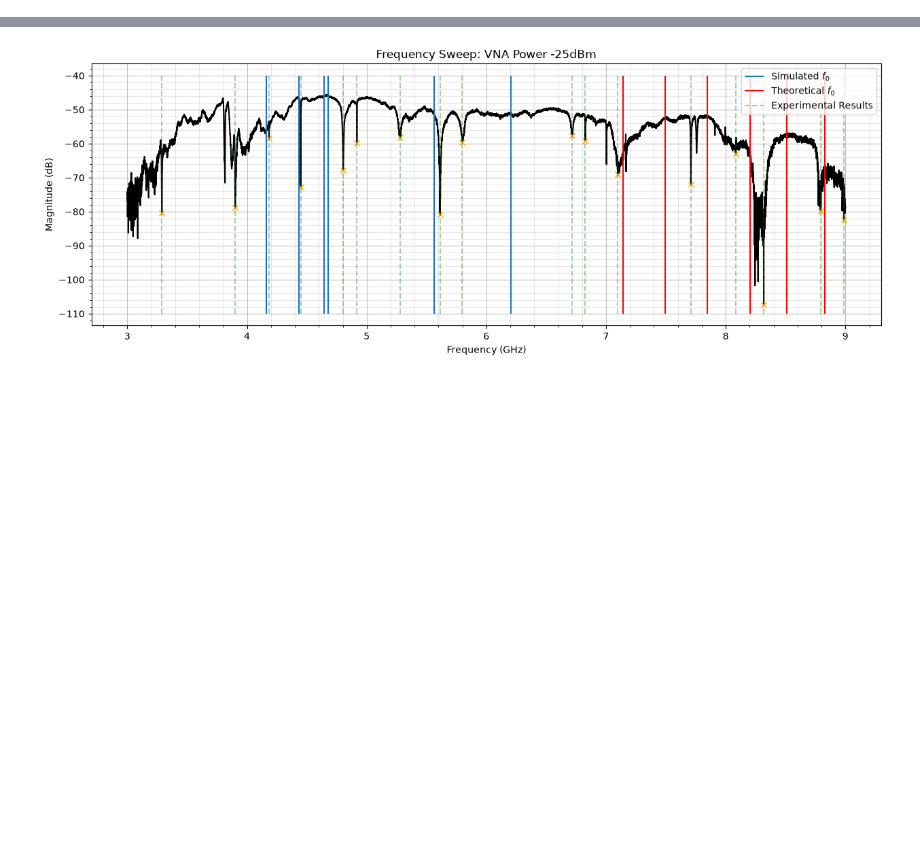
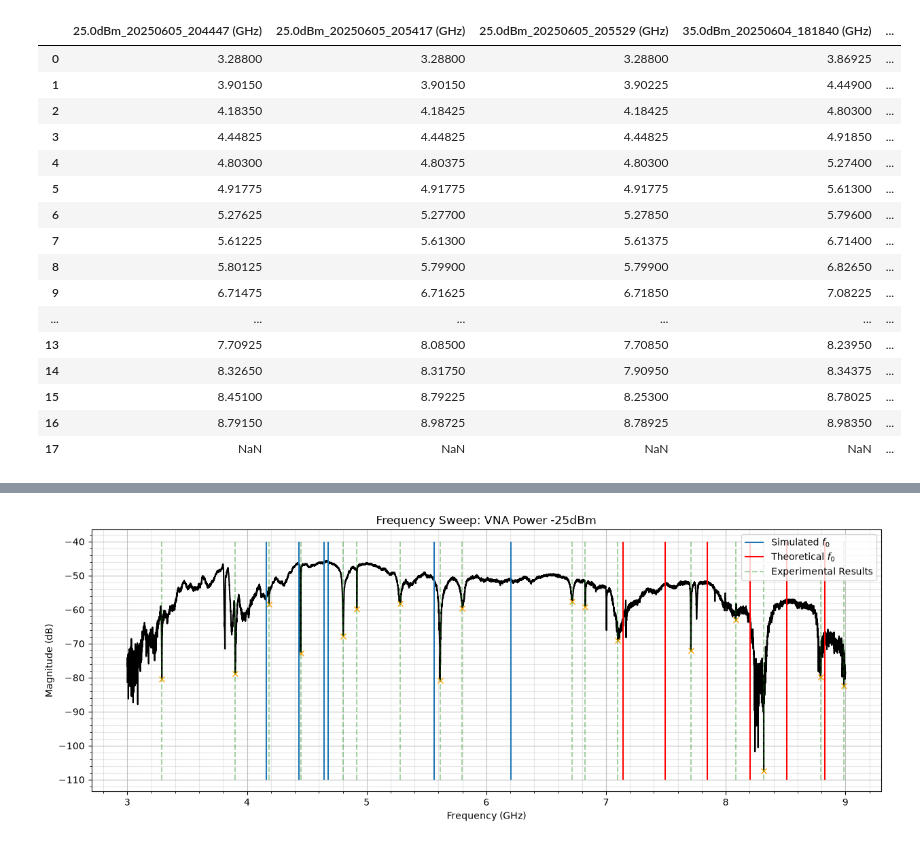
Before and after one commit to benji-thomas/Resonator-Frequency-Simulation, a Jupyter notebook: Experimental_Data_Analysis.ipynb, the cells around one changed output, grey strips where cells are left out. Cells and saved outputs as stored; diff of their text form; code cells hidden in the pictures; blank space fills up the shorter version.

Commit message:
Analyised all Frequency sweeps

```diff
--- a/Experimental_Data_Analysis.ipynb
+++ b/Experimental_Data_Analysis.ipynb
@@ -8,4 +23,80 @@ df_S21_3_9GHZ_25dbm_250605 = pd.read_csv('TWPA_on_S21_3.00-9.00GHz_-25.0dBm_2025
 sim_f0_kin_res = np.array([5.566,4.680,4.645,4.434,4.162,6.206])
 theo_f0_kin_res = np.array([8.51077059,7.49291156,8.20177958,
                             7.14371248,7.8479671,8.8257005])
+# %%
+FNAME_RE = re.compile(r'_(-?[\d.]+)dBm_(\d{8}_\d{6})\.csv$')
+
+# (filename, indices of false peaks to drop -- based on inspection)
+runs = [
+    ('TWPA_on_S21_3.00-9.00GHz_-25.0dBm_20250605_204447.csv',
+     [0, 1, 3, 5, 17, 18, 20, 21, 22, 25, 27, 28]),
+    ('TWPA_on_S21_3.00-9.00GHz_-25.0dBm_20250605_205417.csv',
+     [0, 2, 4, 15, 16, 17, 19, 21, 23, 24, 25]),
+    ('TWPA_on_S21_3.00-9.00GHz_-25.0dBm_20250605_205529.csv',
+     [0, 1, 3, 5, 17, 18, 21, 23, 24, 25, 26, 28, 29]),
+    ('TWPA_on_S21_3.00-9.00GHz_-35.0dBm_20250604_181840.csv',
+     [0, 1, 2, 3, 4, 6, 7, 14, 17, 19, 20, 24, 25, 28, 29]),
+    ('TWPA_on_S21_3.00-9.00GHz_-35.0dBm_20250604_192329.csv',
+     [0, 1, 3, 4, 5, 7, 8, 18, 19, 20, 22, 23, 25, 26, 27]),
+    ('TWPA_on_S21_3.00-9.00GHz_-35.0dBm_20250604_192358.csv',
+     [0, 2, 3, 4, 5, 7, 15, 16, 21, 22, 23, 26, 27, 29, 31, 32, 34]),
+    ('TWPA_on_S21_3.00-9.00GHz_-35.0dBm_20250605_170409.csv',
+     [0, 1, 3, 4, 6, 18, 19, 20, 22, 23, 24, 26, 28, 30]),
+    ('TWPA_on_S21_3.00-9.00GHz_-35.0dBm_20250605_191549.csv',
+     [0, 1, 3, 4, 5, 7, 19, 20, 21, 23, 24, 27, 28, 30]),
+    ('TWPA_on_S21_3.00-9.00GHz_-35.0dBm_20250605_192903.csv',
+     [0, 1, 3, 4, 5, 7, 9, 20, 21, 22, 24, 25, 26, 28, 29, 31]),
+    ('TWPA_on_S21_3.00-9.00GHz_-35.0dBm_20250605_194422.csv',
+     [0, 1, 3, 4, 6, 18, 19, 20, 22, 23, 25, 26, 27, 29]),
+    ('TWPA_on_S21_3.00-9.00GHz_-35.0dBm_20250605_200136.csv',
+     [0, 1, 2, 3, 4, 5, 7, 13, 20, 21, 22, 23, 25, 26, 27, 30, 32, 33]),
+    ('TWPA_on_S21_3.00-9.00GHz_-35.0dBm_20250605_201637.csv',
+     [0, 1, 2, 3, 4, 5, 7, 19, 20, 21, 23, 24, 25, 27, 28, 29, 31]),
+    ('TWPA_on_S21_3.00-9.00GHz_-35.0dBm_20250605_204435.csv',
+     [0, 1, 3, 4, 5, 7, 17, 19, 20, 21, 22, 24, 25, 26, 28, 29, 32]),
+]
+
+dfs, peaks, columns = {}, {}, {}
+
+for fname, remove_idx in runs:
+    power_str, timestamp = FNAME_RE.search(fname).groups()
+    label = f'{abs(float(power_str)):.1f}dBm_{timestamp}'
+
+    df = pd.read_csv(fname)
+    inverted = -df['Magnitude (dB)']
+    pk, _ = find_peaks(inverted, height=55, distance=135)
+
+    dfs[label]     = df
+    peaks[label]   = np.delete(pk, remove_idx)
+    columns[label] = f'{label} (GHz)'
+
+# Each Series is reindexed 0..n-1 before combining so rows line up by
+# "peak order" rather than by original CSV row number (the original
+# code combined on the raw row index, which silently shuffles rows
+# whenever two runs' peaks land on different row numbers).
+saved_df = pd.DataFrame({
+    columns[label]: dfs[label]['Frequency (GHz)'].iloc[idx].reset_index(drop=True)
+    for label, idx in peaks.items()
+})
+
+saved_df.to_csv('final.csv', index=True)
+saved_df.head(40)
+# %% [output]
+|  | 25.0dBm_20250605_204447 (GHz) | 25.0dBm_20250605_205417 (GHz) | 25.0dBm_20250605_205529 (GHz) | 35.0dBm_20250604_181840 (GHz) | ... |
+| 0 | 3.28800 | 3.28800 | 3.28800 | 3.86925 | ... |
+| 1 | 3.90150 | 3.90150 | 3.90225 | 4.44900 | ... |
+| 2 | 4.18350 | 4.18425 | 4.18425 | 4.80300 | ... |
+| 3 | 4.44825 | 4.44825 | 4.44825 | 4.91850 | ... |
+| 4 | 4.80300 | 4.80375 | 4.80300 | 5.27400 | ... |
+| 5 | 4.91775 | 4.91775 | 4.91775 | 5.61300 | ... |
+| 6 | 5.27625 | 5.27700 | 5.27850 | 5.79600 | ... |
+| 7 | 5.61225 | 5.61300 | 5.61375 | 6.71400 | ... |
+| 8 | 5.80125 | 5.79900 | 5.79900 | 6.82650 | ... |
+| 9 | 6.71475 | 6.71625 | 6.71850 | 7.08225 | ... |
+| ... | ... | ... | ... | ... | ... |
+| 13 | 7.70925 | 8.08500 | 7.70850 | 8.23950 | ... |
+| 14 | 8.32650 | 8.31750 | 7.90950 | 8.34375 | ... |
+| 15 | 8.45100 | 8.79225 | 8.25300 | 8.78025 | ... |
+| 16 | 8.79150 | 8.98725 | 8.78925 | 8.98350 | ... |
+| 17 | NaN | NaN | NaN | NaN | ... |
 # %%
```
Also changed, not shown: parts of 7 cells of this notebook, 2 other files.
